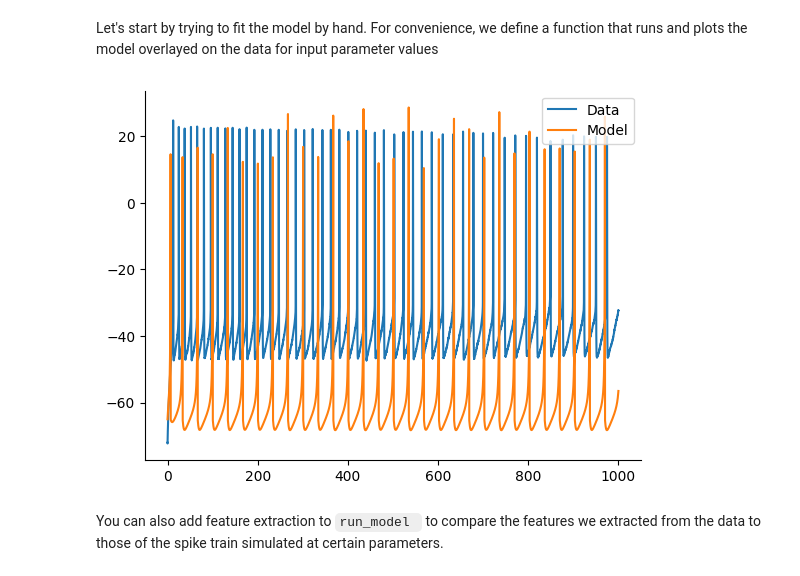
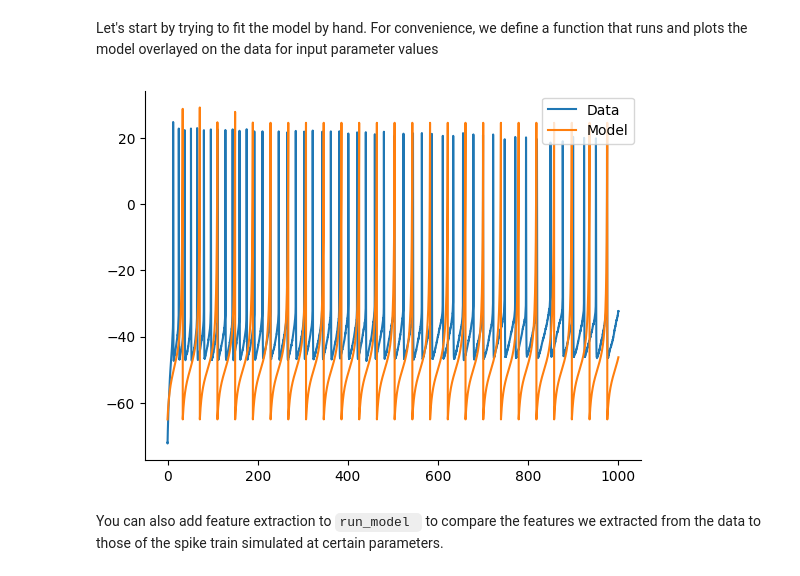
Before and after one commit to nkoch1/CAMBAM_Workshop_Neuron_Excitability, a Jupyter notebook: Computer_lab_3_model_fitting.ipynb, the cells around one changed output. Saved outputs shown, nothing was run; the diff lists cells and outputs as text; code cells hidden in the pictures.

````diff
--- a/Computer_lab_3_model_fitting.ipynb
+++ b/Computer_lab_3_model_fitting.ipynb
@@ -27,21 +43,20 @@ def reset_brian():
 reset_brian()
 
 # Define the Izhikevich model equations
-eqs = """dv/dt = (0.04*v**2 + 5*v + 140 - u + I )/ms : 1
-         du/dt = (a*(b*v - u))/ms  : 1
+eqs = """dv/dt = 1*((v+60)*(v+40) - u + I )/(100*ms) : 1
+         du/dt = (a*(b*(v+60) - u))/ms  : 1
          I : 1
          a : 1
          b : 1
          c : 1
          d : 1
        """
-
 # Create a neuron group with a single neuron using the model and parameters
 neuron = NeuronGroup(1, eqs, threshold="v>=30", reset="v=c; u+=d", method="euler")
 
 # Set the parameters for the model
-neuron.a = 0.02
-neuron.b = 0.25
+neuron.a = 0.01
+neuron.b = 0.5
 neuron.c = -65
 neuron.d = 2
 
@@ -50,7 +65,7 @@ neuron.v = -65
 neuron.u = "b*v"
 
 # Set the input current for the neuron
-neuron.I =  2 # nA
+neuron.I =  125 # nA
 
 # Create a monitor to record the neuron's membrane potential and input current
 monitors = StateMonitor(neuron, ['v', 'I'], record=True)
@@ -158,11 +172,11 @@ import pygad
 # Define the bounds for the parameter values
 # param_bounds = np.array([[0, 1], [0, 1], [0, 10]]) # param 1 can be 0 or 1
 # use dictionary for continuous values i.e. in range [low, high) i
-gene_space = [{'low': 0.01, 'high': 0.05},
-              {'low': 0.235, 'high': 0.265},
+gene_space = [{'low': 0.005, 'high': 0.015},
+              {'low': 0.4, 'high': 0.6},
               {'low': -70., 'high': -60.},
               {'low': 1., 'high': 3.},
-              {'low': 1.9, 'high': 2.1}]
+              {'low': 75, 'high': 175}]
 
 # Create the genetic algorithm object
 # all parameters for pygad.GA found here https://pygad.readthedocs.io/en/latest/README_pygad_ReadTheDocs.html
@@ -441,17 +455,15 @@ Let's start by trying to fit the model by hand. For convenience, we define a fun
 # reset and redefine Izhikevich neuron
 reset_brian()
 neuron = NeuronGroup(1, eqs, threshold="v>=30", reset="v=c; u+=d", method="euler")
-def run_model(a=0.02,b=0.25,c=-65,d=2, I=2):
+def run_model(a=0.02,b=0.25,c=-65,d=2, Imag=150):
     # redefine model with new parameter
-
-
 
     # set parameters
     neuron.a = a
     neuron.b = b
     neuron.c = c
     neuron.d = d
-    neuron.I = I
+    neuron.I = Imag
 
     # initialization
     neuron.v = -65
@@ -473,9 +485,9 @@ def run_model(a=0.02,b=0.25,c=-65,d=2, I=2):
     ax.spines['right'].set_visible(False)
     plt.show()
 # %%
-run_model(a=0.04,b=0.25,c=-65,d=2, I=2)
+run_model(a=0.04,b=0.25,c=-65,d=2, Imag=150)
 # %% [output]
-[figure, old version]
+[figure, new version]
 # %% [markdown]
 You can also add feature extraction to ```run_model ``` to compare the features we extracted from the data to those of the spike train simulated at certain parameters.
 # %% [markdown]
````
Also changed, not shown: parts of 8 cells of this notebook, 1 other file.
